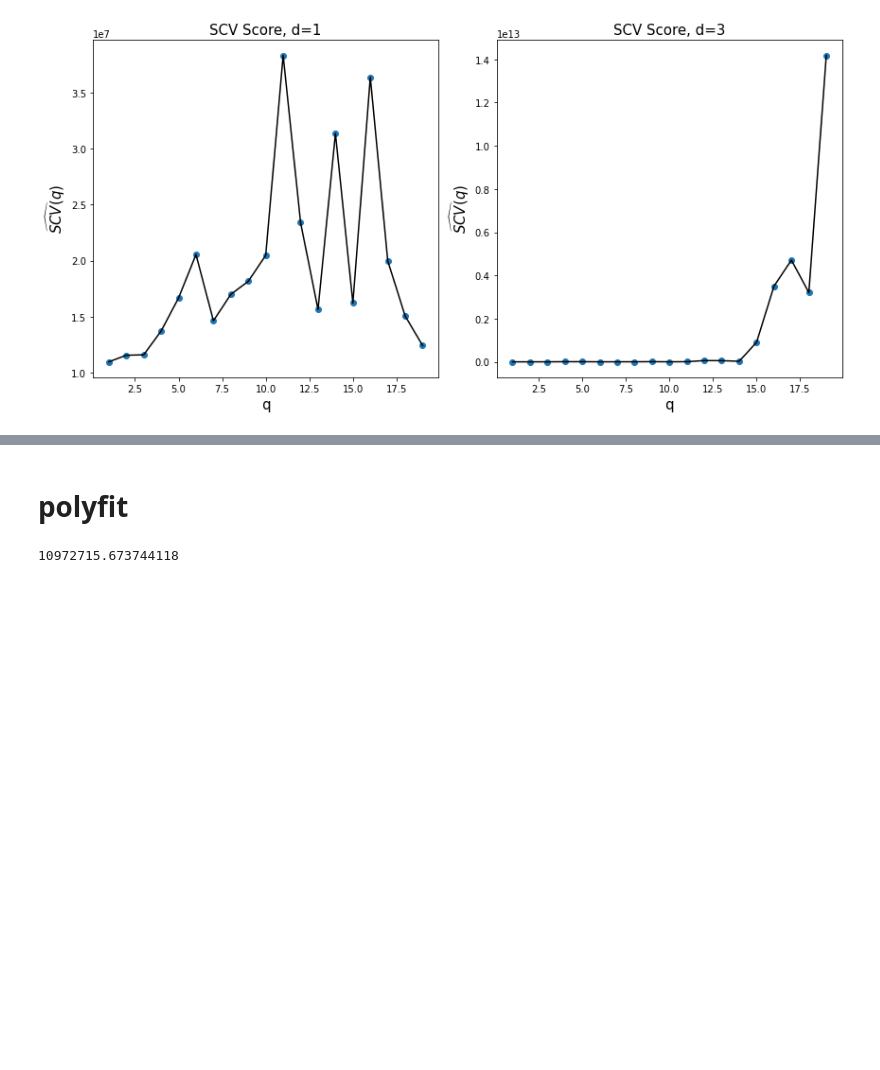
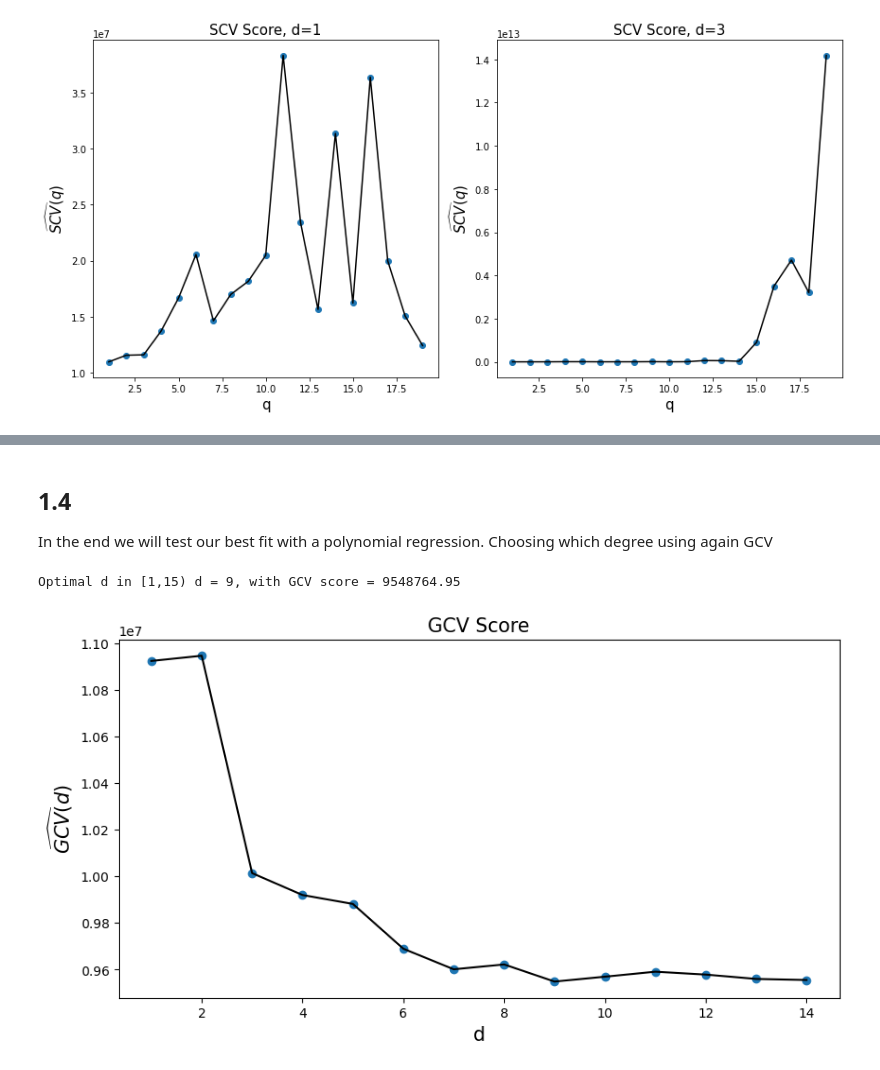
Before and after one commit to FilMastro/SL-homework1, a Jupyter notebook: hw1.ipynb, the cells around one changed output, grey strips where cells are left out. Cells and saved outputs as stored; diff of their text form; code cells hidden in the pictures; blank space fills up the shorter version.

```diff
--- a/hw1.ipynb
+++ b/hw1.ipynb
@@ -374,10 +364,32 @@ np.mean(SCV)
 # %% [markdown]
-# polyfit
+## 1.4
+
+In the end we will test our best fit with a polynomial regression. Choosing which degree using again GCV
-# %%
-# polynomial test
-poly=np.polyfit(data.x,data.y,1)
-y_hat=np.polyval(poly,data.x)
-mse=mean_squared_error(data.y,y_hat)
-mse/((1-4/len(data.x))**2)
-# %% [output]
-10972715.673744118
+# %%
+# polynomial test
+def poly_test(d,x=data.x,y=data.y):
+    # fit the polynomial
+    poly=np.polyfit(data.x,data.y,d)
+    # get predictions on train data
+    y_hat=np.polyval(poly,data.x)
+    # get mse and gcv score
+    mse=mean_squared_error(data.y,y_hat)
+    return round(mse/((1-((d+1)/len(data.x)))**2),2)
+# %%
+# look for optimal degree between 1 and 14
+ds=list(range(1,15))
+scores=list(map(poly_test,ds))
+ind=np.argmin(scores)
+print(('Optimal d in [1,15) d = {}, with GCV score = {}').format(ds[ind],scores[ind]))
+# %% [output]
+Optimal d in [1,15) d = 9, with GCV score = 9548764.95
+# %%
+plt.figure(figsize=(10,5))
+plt.scatter(ds,scores)
+plt.plot(ds,scores,color='black')
+plt.title(r'GCV Score',fontsize=15)
+plt.xlabel('d',fontsize=15)
+plt.ylabel(r'$\widehat{GCV}(d)$',fontsize=15)
+plt.show()
+# %% [output]
+[figure, added]
```
Also changed, not shown: parts of 26 cells of this notebook.
